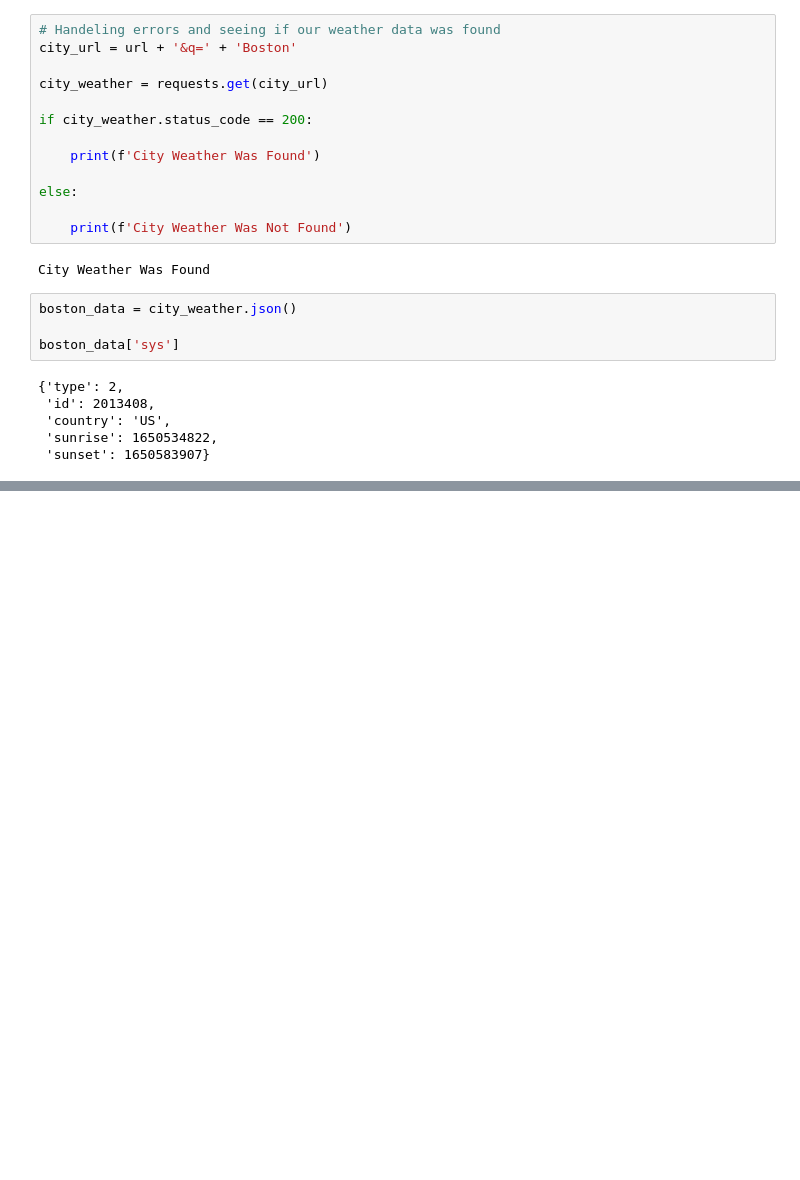
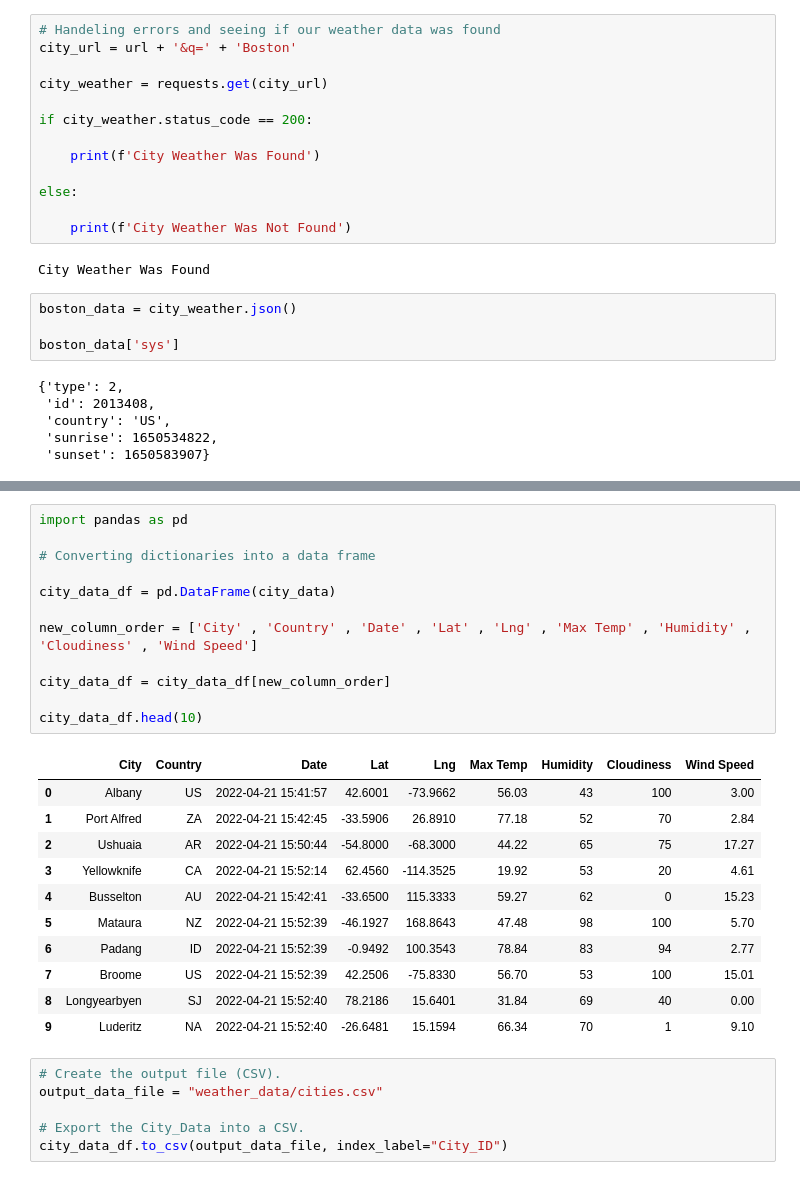
Before and after one commit to cameronmitchell18/Weather-API-Practice, a Jupyter notebook: API_Practice.ipynb, the cells around one changed output, grey strips where cells are left out. Saved outputs shown, nothing was run; the diff lists cells and outputs as text; blank space fills up the shorter version.

Commit message:
Export city data df to csv file & update gitignore

```diff
--- a/API_Practice.ipynb
+++ b/API_Practice.ipynb
@@ -270,0 +271,30 @@ Processing Record 50 of Set 2 | manta
+# %%
+import pandas as pd
+
+# Converting dictionaries into a data frame
+
+city_data_df = pd.DataFrame(city_data)
+
+new_column_order = ['City' , 'Country' , 'Date' , 'Lat' , 'Lng' , 'Max Temp' , 'Humidity' , 'Cloudiness' , 'Wind Speed']
+
+city_data_df = city_data_df[new_column_order]
+
+city_data_df.head(10)
+# %% [output]
+|  | City | Country | Date | Lat | Lng | Max Temp | Humidity | Cloudiness | Wind Speed |
+| 0 | Albany | US | 2022-04-21 15:41:57 | 42.6001 | -73.9662 | 56.03 | 43 | 100 | 3.00 |
+| 1 | Port Alfred | ZA | 2022-04-21 15:42:45 | -33.5906 | 26.8910 | 77.18 | 52 | 70 | 2.84 |
+| 2 | Ushuaia | AR | 2022-04-21 15:50:44 | -54.8000 | -68.3000 | 44.22 | 65 | 75 | 17.27 |
+| 3 | Yellowknife | CA | 2022-04-21 15:52:14 | 62.4560 | -114.3525 | 19.92 | 53 | 20 | 4.61 |
+| 4 | Busselton | AU | 2022-04-21 15:42:41 | -33.6500 | 115.3333 | 59.27 | 62 | 0 | 15.23 |
+| 5 | Mataura | NZ | 2022-04-21 15:52:39 | -46.1927 | 168.8643 | 47.48 | 98 | 100 | 5.70 |
+| 6 | Padang | ID | 2022-04-21 15:52:39 | -0.9492 | 100.3543 | 78.84 | 83 | 94 | 2.77 |
+| 7 | Broome | US | 2022-04-21 15:52:39 | 42.2506 | -75.8330 | 56.70 | 53 | 100 | 15.01 |
+| 8 | Longyearbyen | SJ | 2022-04-21 15:52:40 | 78.2186 | 15.6401 | 31.84 | 69 | 40 | 0.00 |
+| 9 | Luderitz | NA | 2022-04-21 15:52:40 | -26.6481 | 15.1594 | 66.34 | 70 | 1 | 9.10 |
+# %%
+# Create the output file (CSV).
+output_data_file = "weather_data/cities.csv"
+
+# Export the City_Data into a CSV.
+city_data_df.to_csv(output_data_file, index_label="City_ID")
```
Also changed, not shown: parts of 6 cells of this notebook, 2 other files.
